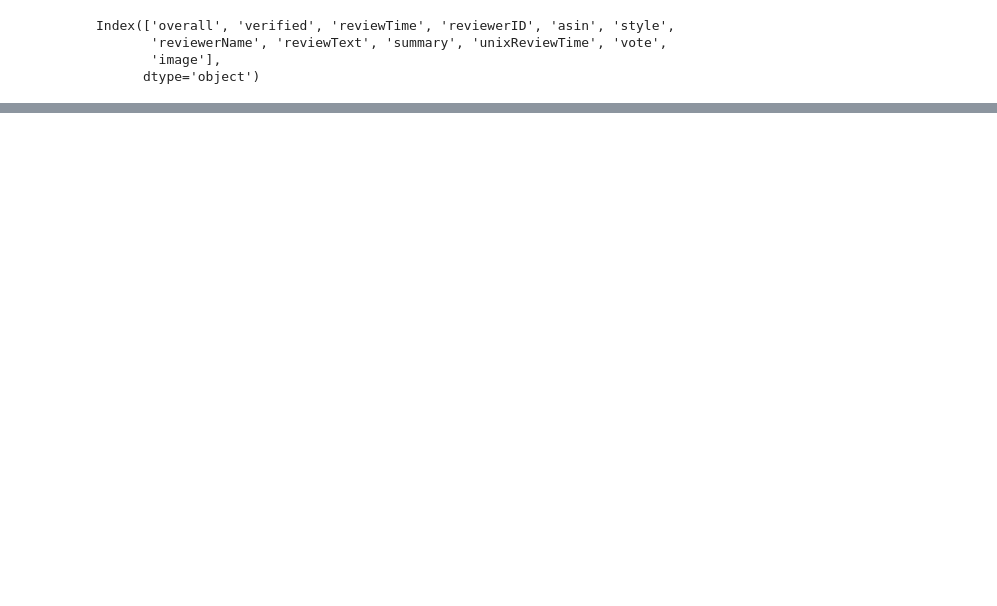
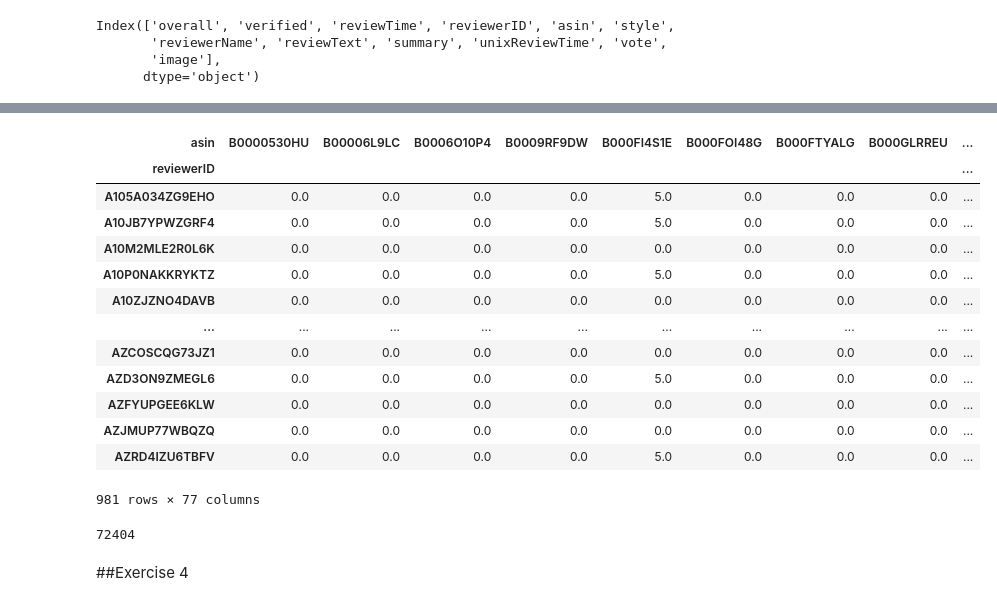
Before and after one commit to vlr112/WebScicence_FinalProject, a Jupyter notebook: labs/session_1/Session_1.ipynb, the cells around one changed output, grey strips where cells are left out. Cells and saved outputs as stored; diff of their text form; code cells hidden in the pictures; blank space fills up the shorter version.

```diff
--- a/labs/session_1/Session_1.ipynb
+++ b/labs/session_1/Session_1.ipynb
@@ -429,0 +389,25 @@ nothing added to commit but untracked files present (use "git add" to track)
+# %%
+train_user_item_mat = user_item_matrix(train)
+
+sim_options = {'name': 'cosine',
+               'user_based': True  # compute  similarities between items
+               }
+
+
+param_grid = {'k': [1, 10],
+              'sim_options': {'name': ['cosine'],
+                              # 'min_support': [1, 5],
+                              'user_based': [True]}
+              }
+
+
+algo = surprise.prediction_algorithms.knns.KNNWithMeans( sim_options = sim_options)
+
+# Load the movielens-100k dataset (download it if needed),
+# data = Dataset.load_builtin('ml-100k')
+
+# We'll use the famous SVD algorithm.
+# algo = SVD()
+
+# Run 5-fold cross-validation and print results
+cross_validate(algo, data, measures=['RMSE'], cv=3, verbose=True)
@@ -429,0 +494,21 @@ nothing added to commit but untracked files present (use "git add" to track)
+# %%
+train_user_item_mat
+sum((train_user_item_mat == 0).astype(bool).sum(axis=0))
+# %% [output]
+| asin | B0000530HU | B00006L9LC | B0006O10P4 | B0009RF9DW | B000FI4S1E | B000FOI48G | B000FTYALG | B000GLRREU | ... |
+| reviewerID |  |  |  |  |  |  |  |  | ... |
+| A105A034ZG9EHO | 0.0 | 0.0 | 0.0 | 0.0 | 5.0 | 0.0 | 0.0 | 0.0 | ... |
+| A10JB7YPWZGRF4 | 0.0 | 0.0 | 0.0 | 0.0 | 5.0 | 0.0 | 0.0 | 0.0 | ... |
+| A10M2MLE2R0L6K | 0.0 | 0.0 | 0.0 | 0.0 | 0.0 | 0.0 | 0.0 | 0.0 | ... |
+| A10P0NAKKRYKTZ | 0.0 | 0.0 | 0.0 | 0.0 | 5.0 | 0.0 | 0.0 | 0.0 | ... |
+| A10ZJZNO4DAVB | 0.0 | 0.0 | 0.0 | 0.0 | 0.0 | 0.0 | 0.0 | 0.0 | ... |
+| ... | ... | ... | ... | ... | ... | ... | ... | ... | ... |
+| AZCOSCQG73JZ1 | 0.0 | 0.0 | 0.0 | 0.0 | 0.0 | 0.0 | 0.0 | 0.0 | ... |
+| AZD3ON9ZMEGL6 | 0.0 | 0.0 | 0.0 | 0.0 | 5.0 | 0.0 | 0.0 | 0.0 | ... |
+| AZFYUPGEE6KLW | 0.0 | 0.0 | 0.0 | 0.0 | 0.0 | 0.0 | 0.0 | 0.0 | ... |
+| AZJMUP77WBQZQ | 0.0 | 0.0 | 0.0 | 0.0 | 0.0 | 0.0 | 0.0 | 0.0 | ... |
+| AZRD4IZU6TBFV | 0.0 | 0.0 | 0.0 | 0.0 | 5.0 | 0.0 | 0.0 | 0.0 | ... |
+981 rows × 77 columns
+72404
+# %% [markdown]
+##Exercise 4
```
Also changed, not shown: parts of 33 cells of this notebook.
